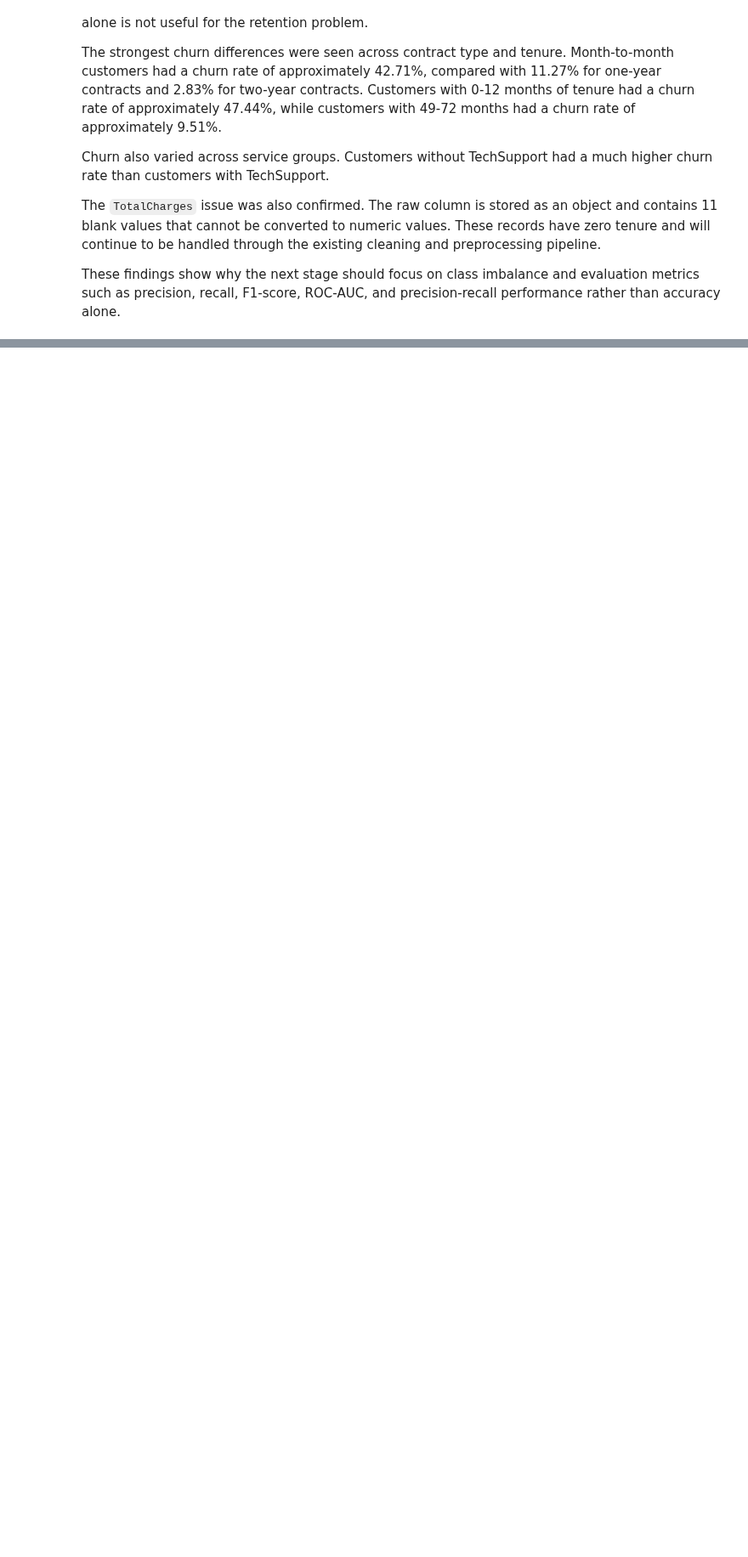
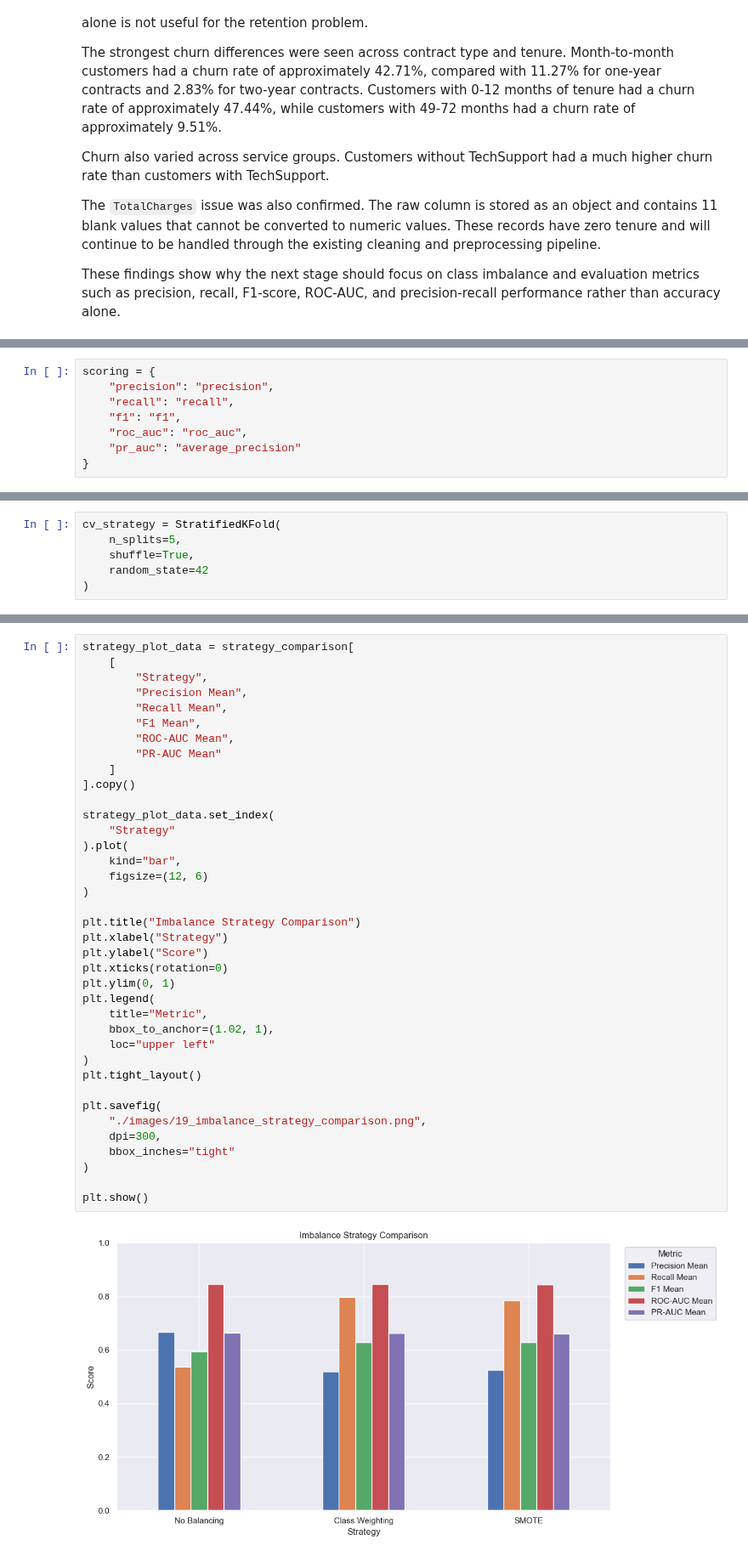
Before and after one commit to francisparwez/telco-customer-churn, a Jupyter notebook: Telco_Churn.ipynb, the cells around one changed output, grey strips where cells are left out. Shown at 85% size. Cells and saved outputs as stored; diff of their text form; blank space fills up the shorter version.

Commit message:
09 Complete Leakage-Safe Imbalanced Classification Pipeline

```diff
--- a/Telco_Churn.ipynb
+++ b/Telco_Churn.ipynb
@@ -1821,0 +1904,8 @@ These findings show why the next stage should focus on class imbalance and evalu
+# %%
+scoring = {
+    "precision": "precision",
+    "recall": "recall",
+    "f1": "f1",
+    "roc_auc": "roc_auc",
+    "pr_auc": "average_precision"
+}
@@ -1821,0 +1920,6 @@ These findings show why the next stage should focus on class imbalance and evalu
+# %%
+cv_strategy = StratifiedKFold(
+    n_splits=5,
+    shuffle=True,
+    random_state=42
+)
@@ -1821,0 +2104,40 @@ These findings show why the next stage should focus on class imbalance and evalu
+# %%
+strategy_plot_data = strategy_comparison[
+    [
+        "Strategy",
+        "Precision Mean",
+        "Recall Mean",
+        "F1 Mean",
+        "ROC-AUC Mean",
+        "PR-AUC Mean"
+    ]
+].copy()
+
+strategy_plot_data.set_index(
+    "Strategy"
+).plot(
+    kind="bar",
+    figsize=(12, 6)
+)
+
+plt.title("Imbalance Strategy Comparison")
+plt.xlabel("Strategy")
+plt.ylabel("Score")
+plt.xticks(rotation=0)
+plt.ylim(0, 1)
+plt.legend(
+    title="Metric",
+    bbox_to_anchor=(1.02, 1),
+    loc="upper left"
+)
+plt.tight_layout()
+
+plt.savefig(
+    "./images/19_imbalance_strategy_comparison.png",
+    dpi=300,
+    bbox_inches="tight"
+)
+
+plt.show()
+# %% [output]
+[figure, added]
```
Also changed, not shown: parts of 27 cells of this notebook, 4 other files.
